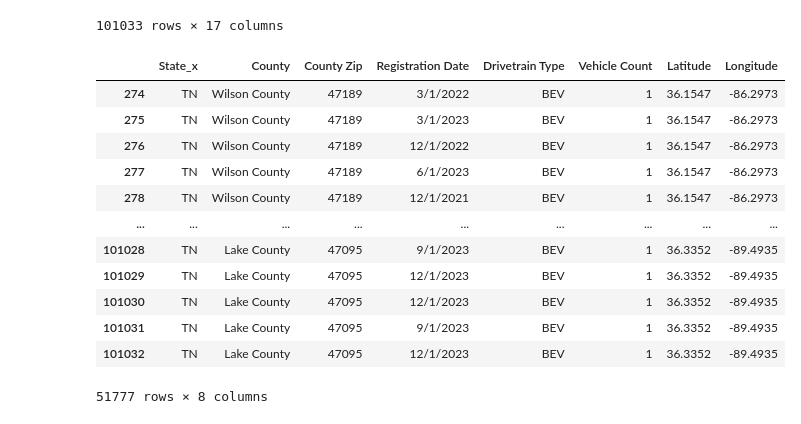
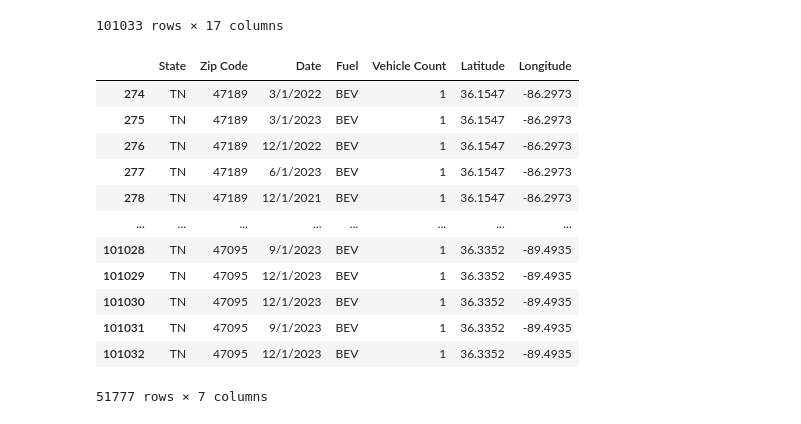
Before and after one commit to Focused79/project3-alternating-current, a Jupyter notebook: project3.ipynb, the cells around one changed output. Cells and saved outputs as stored; diff of their text form; code cells hidden in the pictures.

```diff
--- a/project3.ipynb
+++ b/project3.ipynb
@@ -153,5 +157,5 @@ CA_EV_Registration_LatLong_df.to_csv('CA_EV_Registration_LatLong_2020-2022.csv',
 # %%
-TN_EV_Registrations = pd.read_csv('C:/Users/marti/OneDrive/Desktop/School/SMU-VIRT-DATA-PT-12-2023-U-LOLC/project3-alternating-current/TN_EV_Registrations.csv')
+TN_EV_Registrations = pd.read_csv('C:/Users/marti/OneDrive/Desktop/School/SMU-VIRT-DATA-PT-12-2023-U-LOLC/project3-alternating-current/csv/TN_EV_Registrations.csv')
 TN_EV_Registrations
 # %% [output]
 |  | State | County | Registration Date | Vehicle Make | Vehicle Model | Vehicle Model Year | Drivetrain Type | ... |
@@ -168,7 +172,7 @@ TN_EV_Registrations
 | 101458 | TN | Bradley County | 9/1/2020 | TESLA | MODEL 3 | 2018 | BEV | ... |
 101459 rows × 13 columns
 # %%
-US_counties = pd.read_csv('C:/Users/marti/OneDrive/Desktop/School/SMU-VIRT-DATA-PT-12-2023-U-LOLC/project3-alternating-current/uscounties.csv')
+US_counties = pd.read_csv('C:/Users/marti/OneDrive/Desktop/School/SMU-VIRT-DATA-PT-12-2023-U-LOLC/project3-alternating-current/csv/uscounties.csv')
 US_counties
 # %% [output]
 |  | county | county_ascii | county_full | county_fips | state_id | state_name | lat | lng | population |
@@ -225,20 +229,22 @@ TN_EV_Registration_LatLong_df
 | 101032 | TN | Lake County | 12/1/2023 | MERCEDES-BENZ | EQS-CLASS SUV | 2023 | BEV | ... |
 101033 rows × 17 columns
 # %%
-TN_EV_Registration_LatLong_df_cleaned = TN_EV_Registration_LatLong_df[['State_x', 'County', 'County Zip', 'Registration Date', 'Drivetrain Type', 'Vehicle Count', 'Latitude', 'Longitude']]
+TN_EV_Registration_LatLong_df_cleaned = TN_EV_Registration_LatLong_df[['State_x', 'County', 'County Zip','Registration Date', 'Drivetrain Type', 'Vehicle Count', 'Latitude', 'Longitude']]
 TN_EV_Registration_LatLong_df_cleaned = TN_EV_Registration_LatLong_df_cleaned[TN_EV_Registration_LatLong_df_cleaned['Drivetrain Type'] == 'BEV']
+TN_EV_Registration_LatLong_df_cleaned.rename(columns={'State_x': 'State', 'County Zip': 'Zip Code','Registration Date': 'Date', 'Drivetrain Type':'Fuel'}, inplace=True)
+TN_EV_Registration_LatLong_df_cleaned = TN_EV_Registration_LatLong_df_cleaned.drop(columns=['County'])
 TN_EV_Registration_LatLong_df_cleaned
 # %% [output]
-|  | State_x | County | County Zip | Registration Date | Drivetrain Type | Vehicle Count | Latitude | Longitude |
-| 274 | TN | Wilson County | 47189 | 3/1/2022 | BEV | 1 | 36.1547 | -86.2973 |
-| 275 | TN | Wilson County | 47189 | 3/1/2023 | BEV | 1 | 36.1547 | -86.2973 |
-| 276 | TN | Wilson County | 47189 | 12/1/2022 | BEV | 1 | 36.1547 | -86.2973 |
-| 277 | TN | Wilson County | 47189 | 6/1/2023 | BEV | 1 | 36.1547 | -86.2973 |
-| 278 | TN | Wilson County | 47189 | 12/1/2021 | BEV | 1 | 36.1547 | -86.2973 |
-| ... | ... | ... | ... | ... | ... | ... | ... | ... |
-| 101028 | TN | Lake County | 47095 | 9/1/2023 | BEV | 1 | 36.3352 | -89.4935 |
-| 101029 | TN | Lake County | 47095 | 12/1/2023 | BEV | 1 | 36.3352 | -89.4935 |
-| 101030 | TN | Lake County | 47095 | 12/1/2023 | BEV | 1 | 36.3352 | -89.4935 |
-| 101031 | TN | Lake County | 47095 | 9/1/2023 | BEV | 1 | 36.3352 | -89.4935 |
-| 101032 | TN | Lake County | 47095 | 12/1/2023 | BEV | 1 | 36.3352 | -89.4935 |
+|  | State | Zip Code | Date | Fuel | Vehicle Count | Latitude | Longitude |
+| 274 | TN | 47189 | 3/1/2022 | BEV | 1 | 36.1547 | -86.2973 |
+| 275 | TN | 47189 | 3/1/2023 | BEV | 1 | 36.1547 | -86.2973 |
+| 276 | TN | 47189 | 12/1/2022 | BEV | 1 | 36.1547 | -86.2973 |
+| 277 | TN | 47189 | 6/1/2023 | BEV | 1 | 36.1547 | -86.2973 |
+| 278 | TN | 47189 | 12/1/2021 | BEV | 1 | 36.1547 | -86.2973 |
+| ... | ... | ... | ... | ... | ... | ... | ... |
+| 101028 | TN | 47095 | 9/1/2023 | BEV | 1 | 36.3352 | -89.4935 |
+| 101029 | TN | 47095 | 12/1/2023 | BEV | 1 | 36.3352 | -89.4935 |
+| 101030 | TN | 47095 | 12/1/2023 | BEV | 1 | 36.3352 | -89.4935 |
+| 101031 | TN | 47095 | 9/1/2023 | BEV | 1 | 36.3352 | -89.4935 |
+| 101032 | TN | 47095 | 12/1/2023 | BEV | 1 | 36.3352 | -89.4935 |
-51777 rows × 8 columns
+51777 rows × 7 columns
```
Also changed, not shown: parts of 16 cells of this notebook, 3 other files.
